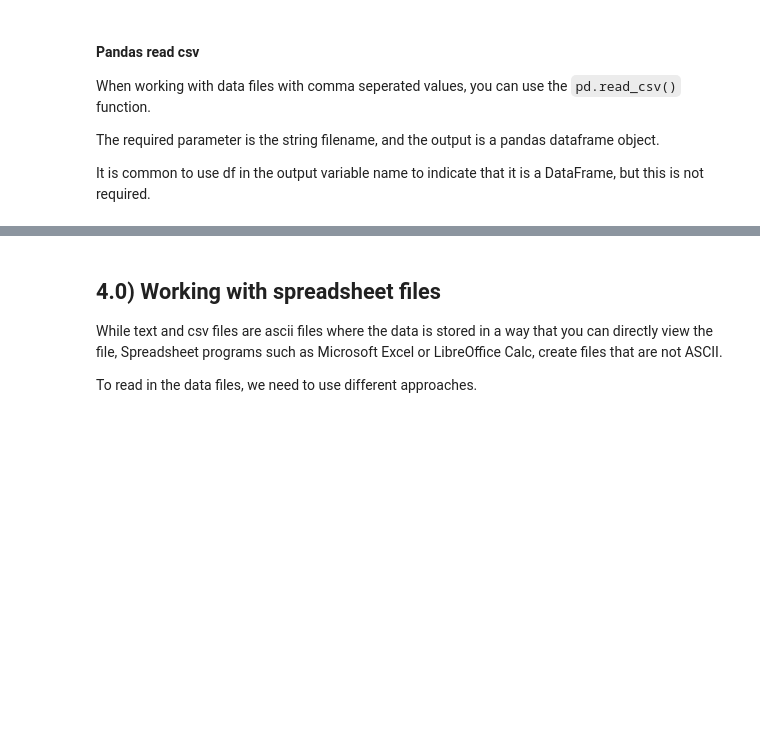
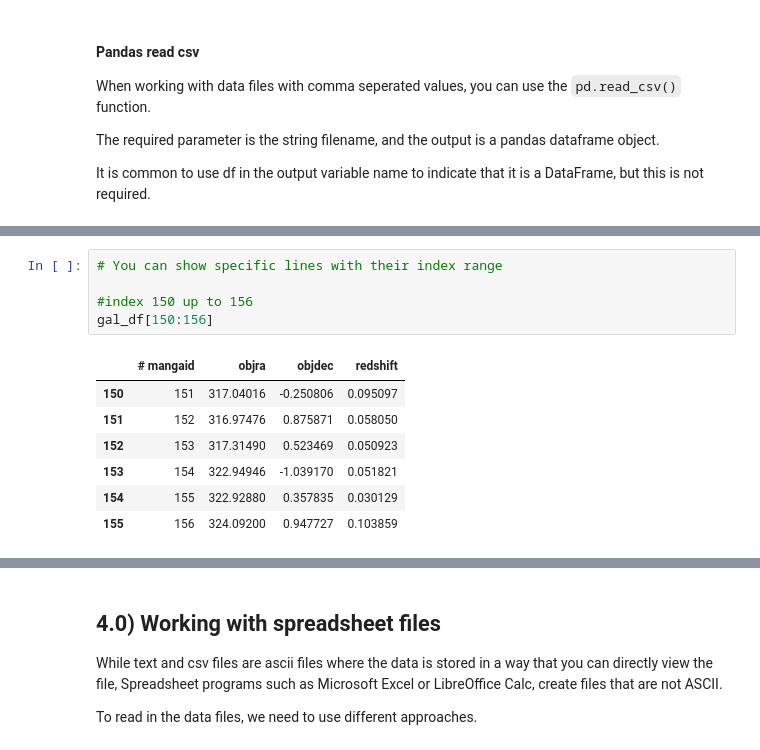
Before and after one commit to drjenncash/SCSU-PAARE-python-intro-tutorials, a Jupyter notebook: Tutorial07_BasicDataFiles.ipynb, the cells around one changed output, grey strips where cells are left out. Drawn from its saved outputs; the diff is of its cells as text; blank space fills up the shorter version.

```diff
--- a/Tutorial07_BasicDataFiles.ipynb
+++ b/Tutorial07_BasicDataFiles.ipynb
@@ -480,0 +561,13 @@ gal_df[0:3]
+# %%
+# You can show specific lines with their index range
+
+#index 150 up to 156
+gal_df[150:156]
+# %% [output]
+|  | # mangaid | objra | objdec | redshift |
+| 150 | 151 | 317.04016 | -0.250806 | 0.095097 |
+| 151 | 152 | 316.97476 | 0.875871 | 0.058050 |
+| 152 | 153 | 317.31490 | 0.523469 | 0.050923 |
+| 153 | 154 | 322.94946 | -1.039170 | 0.051821 |
+| 154 | 155 | 322.92880 | 0.357835 | 0.030129 |
+| 155 | 156 | 324.09200 | 0.947727 | 0.103859 |
```
Also changed, not shown: parts of 26 cells of this notebook.
